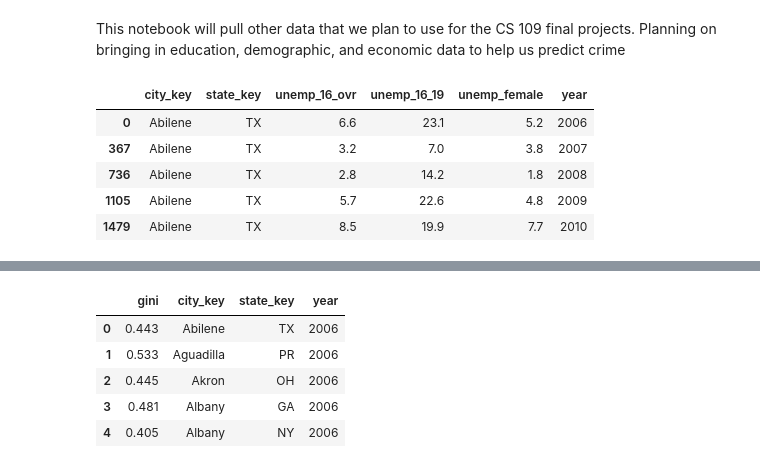
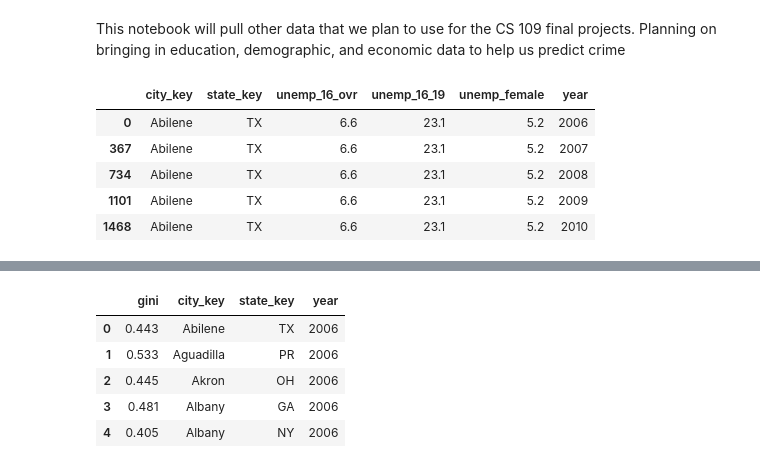
Before and after one commit to cs109grp18/cs109a_final, a Jupyter notebook: pull_msa_data.ipynb, the cells around one changed output, grey strips where cells are left out. Cells and saved outputs as stored; diff of their text form; code cells hidden in the pictures.

```diff
--- a/pull_msa_data.ipynb
+++ b/pull_msa_data.ipynb
@@ -74,6 +74,9 @@ then renames to MSA and drops the first row of variable descriptions
 def slim_df(df, var_list):
     var_list.append('GEO.display-label')
     df = df.loc[:, var_list]
+    # Get rid of Micro Areas
+    df = df.loc[~df['GEO.display-label'].str.contains("Micro Area"), :]
+
     df = df.rename(index=str, columns={'GEO.display-label': 'MSA'})
     df['MSA'] = df["MSA"].astype(str)
     # Drop first row of var descriptions
@@ -105,3 +108,18 @@ def match_crime(df):
     df.loc[df['MSA'].str.contains('Salisbury'),'state_key']='MD-DE'
     df.loc[df['MSA'].str.contains('Weirton'),'state_key']='WV-OH'
     return(df)
+# %%
+'''
+Function
+--------
+get_file_name
+
+Get the appropriate file name giving year and table code
+
+'''
+def get_file_name(year, table_code):
+    if year == 2006:
+        mid = 'EST'
+    else:
+        mid = '1YR'
+    return('ACS_'+str(year)[2:]+"_%s_" %mid + table_code)
@@ -108,41 +150,38 @@ def match_crime(df):
 # %%
 #####################
 # Employment Data
 #####################
 emp_all = pd.DataFrame()
 for year in range(2006, 2017):
-    if year == 2006:
-        f = 'ACS_06_EST_S2301'
-    else:
-        f = 'ACS_' + str(year)[2:] + '_1YR_S2301'
+    f = get_file_name(2006, 'S2301')
     employ = pd.read_csv("data/employ/%s.csv" %f, encoding='Latin-1')
 
     # Grab Unemployment
     un = [v for v in employ.columns if "HC04" in v and "EST" in v]
     employ = slim_df(employ, un)
 
     employ = employ.loc[:, ["MSA", "city_key", "state_key",
                           "HC04_EST_VC01", "HC04_EST_VC03",
                          'HC04_EST_VC24']]
     employ['year'] = year
     emp_all = append_df(employ, emp_all)
 
 # Process Final DataFrame
 emp_all = emp_all.sort_values(['city_key', 'state_key', 'year'])
 emp_all = match_crime(emp_all)
 del emp_all['MSA']
 emp_all = emp_all.rename(index=str,
                         columns={'HC04_EST_VC01': 'unemp_16_ovr',
                                 'HC04_EST_VC03': 'unemp_16_19',
                                 'HC04_EST_VC24': 'unemp_female'})
 emp_all.head()
 # %% [output]
 |  | city_key | state_key | unemp_16_ovr | unemp_16_19 | unemp_female | year |
 | 0 | Abilene | TX | 6.6 | 23.1 | 5.2 | 2006 |
-| 367 | Abilene | TX | 3.2 | 7.0 | 3.8 | 2007 |
-| 736 | Abilene | TX | 2.8 | 14.2 | 1.8 | 2008 |
-| 1105 | Abilene | TX | 5.7 | 22.6 | 4.8 | 2009 |
-| 1479 | Abilene | TX | 8.5 | 19.9 | 7.7 | 2010 |
+| 367 | Abilene | TX | 6.6 | 23.1 | 5.2 | 2007 |
+| 734 | Abilene | TX | 6.6 | 23.1 | 5.2 | 2008 |
+| 1101 | Abilene | TX | 6.6 | 23.1 | 5.2 | 2009 |
+| 1468 | Abilene | TX | 6.6 | 23.1 | 5.2 | 2010 |
 # %%
 ############
 # Age Data
```
Also changed, not shown: parts of 7 cells of this notebook.
